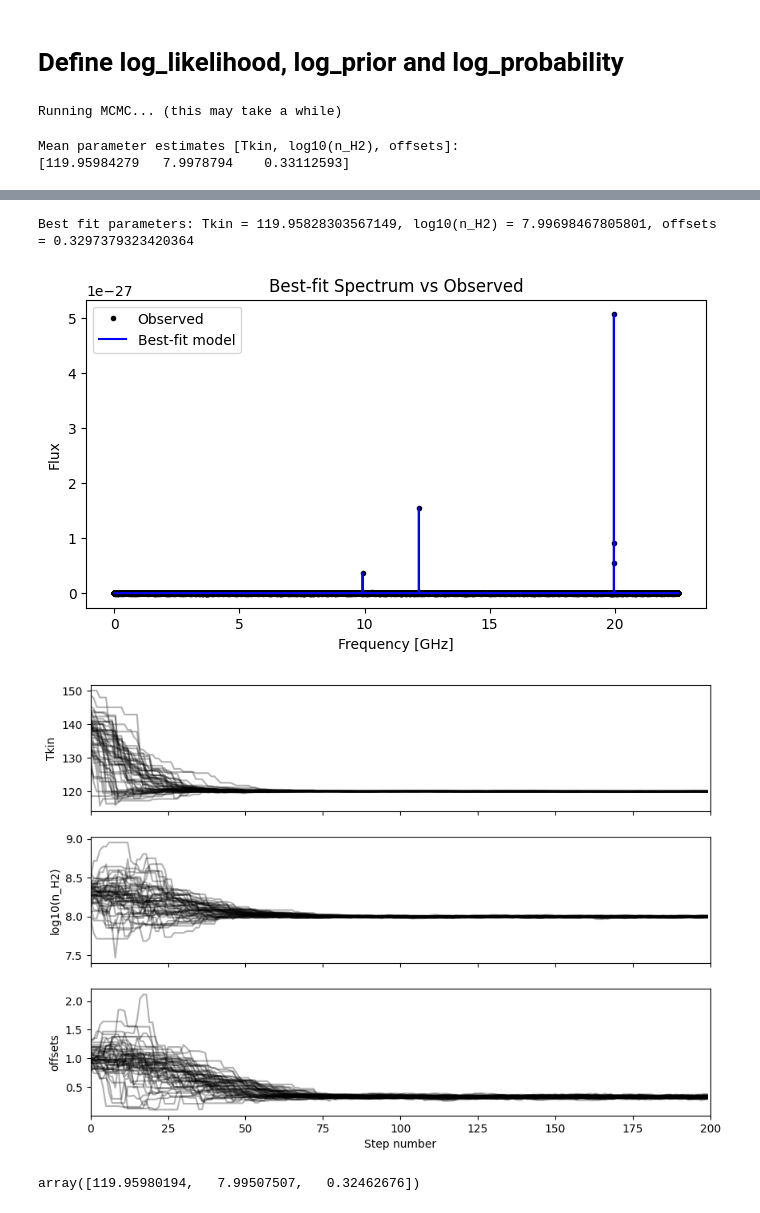
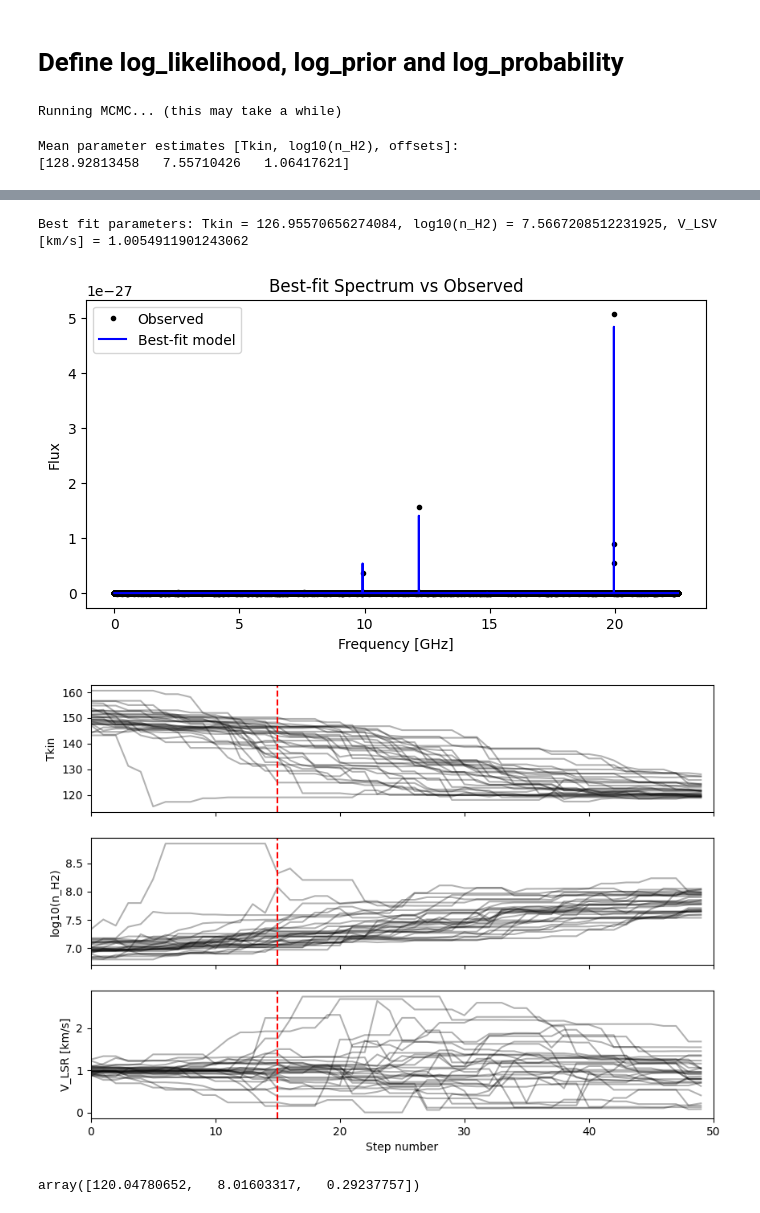
Before and after one commit to aleksej-rodano/phas0052_project, a Jupyter notebook: mcmc_and_radex.ipynb, the cells around one changed output, grey strips where cells are left out. Drawn from its saved outputs; the diff is of its cells as text; code cells hidden in the pictures.

Commit message:
changed labels, added bur-in lines on n walker

```diff
--- a/mcmc_and_radex.ipynb
+++ b/mcmc_and_radex.ipynb
@@ -40,7 +40,9 @@ line_profile_type = "Gaussian"
 N = 1e16 / constants.centi**2  # CH3OH_e column density in m^-2
 width_v = 4 * constants.kilo  # line width in m/s (1 km/s * 2)
 Tkin = 120  # kinetic temperature in K
-LTE_collider_densities_h2only = {"H2": 1e8 / constants.centi**3}  # collider density in m^-3
+
+observed_spectrum_n_collider = 1e8  # collider density in cm^-3
+LTE_collider_densities_h2only = {"H2": observed_spectrum_n_collider / constants.centi**3}  # collider density in m^-3
 T_dust = 0
 tau_dust = 0
 ext_background = helpers.generate_CMB_background(z=0)
@@ -214,13 +277,24 @@ cloud_candidate = radiative_transfer.Cloud(
 
 
 def simulate_spectrum_from_params(Tkin_candidate, log_n_H2_candidate, V_LSR, debug=False):
-    """Simulate a spectrum from multiple transitions for a given set of parameters"""
+    """Simulate a spectrum from multiple transitions for a given set of parameters
+
+    Parameters
+    ----------
+    Tkin_candidate : float
+        Kinetic temperature of the candidate cloud in K
+    log_n_H2_candidate : float
+        Logarithm of the H2 density of the candidate cloud in cm^-3
+    V_LSR : float
+        The velocity of the candidate cloud in km/s
+    debug : bool, optional
+        Print debug information, by default False"""
 
     # Convert log-density to linear density (matching your units)
     n_H2_candidate = 10 ** (log_n_H2_candidate) / constants.centi**3
     # Create a new cloud with the candidate width_v
 
-    # Add assertions to check the parameter ranges
+    # check the parameter ranges
     assert 20 < Tkin_candidate < 500, f"Tkin_candidate out of range: {Tkin_candidate}"
     assert 2 < log_n_H2_candidate < 10, f"log_n_H2_candidate out of range: {log_n_H2_candidate}"
     # assert 0 < nu < 2000, f"nu_offset out of range: {nu}"
@@ -290,7 +364,7 @@ def log_prior(theta):
     Tkin_candidate, log_n_H2_candidate, offsets_candidate = theta
     # print(f"Checking log_prior with Tkin_candidate={Tkin_candidate}, log_n_H2_candidate={log_n_H2_candidate}, offsets_candidate={offsets_candidate}")
 
-    if 20 < Tkin_candidate < 300 and 7 < log_n_H2_candidate < 9 and 0 < offsets_candidate < 3:
+    if 20 < Tkin_candidate < 300 and 5 < log_n_H2_candidate < 9 and 0 < offsets_candidate < 3:
         return 0.0
     return -np.inf
 
@@ -309,13 +383,13 @@ samples = []
 pos = []
 
 # Initial guess for the parameters [Tkin, width_v, log10(n_H2)]
-initial_tkin = 140
-initial_log_n_H2 = 8.3
+initial_tkin = 150
+initial_log_n_H2 = 7
 initial_offset = 1
 initial = np.array([initial_tkin, initial_log_n_H2, initial_offset])
 
 ndim = len(initial)
-nwalkers = 50
+nwalkers = 30
 # Define noise levels for each parameter
 noise_levels = np.array([5, 0.1, 0.1])  # Adjust these values as needed
 
@@ -323,7 +397,7 @@ noise_levels = np.array([5, 0.1, 0.1])  # Adjust these values as needed
 pos = initial + noise_levels * np.random.randn(nwalkers, ndim)
 
 print("Running MCMC... (this may take a while)")
-nsteps = 200
+nsteps = 50
 sampler = emcee.EnsembleSampler(nwalkers, ndim, log_probability, args=(x, observed_spectrum, noise_std_observed))
 with tqdm(total=nsteps, desc="MCMC Sampling", unit="step") as pbar:
     for result in sampler.sample(pos, iterations=nsteps, progress=False):  # Disable emcee's built-in progress bar
@@ -336,7 +410,7 @@ print("Mean parameter estimates [Tkin, log10(n_H2), offsets]:")
 print(np.mean(samples, axis=0))
 
 # Create a corner plot for the posterior samples
-fig_corner = corner.corner(samples, labels=["Tkin", "log10(n_H2)", "offsets"], truths=[Tkin, 8.0, initial_offset])
+fig_corner = corner.corner(samples, labels=["Tkin", "log10(n_H2)", "offsets"], truths=[Tkin, observed_spectrum_n_collider, V_LSR])
 
 # Add initial guess
 corner.overplot_lines(fig_corner, initial, color="red", linestyle="--")
@@ -348,7 +422,7 @@ Tkin_best, log_n_H2_best, nu_offset_best = np.median(samples, axis=0)
 model_best = simulate_spectrum_from_params(Tkin_best, log_n_H2_best, nu_offset_best)
 
 # print the best fit parameters
-print(f"Best fit parameters: Tkin = {Tkin_best}, log10(n_H2) = {log_n_H2_best}, offsets = {nu_offset_best}")
+print(f"Best fit parameters: Tkin = {Tkin_best}, log10(n_H2) = {log_n_H2_best}, V_LSV [km/s] = {nu_offset_best}")
 
 plt.figure(figsize=(8, 4))
 plt.plot(x / constants.giga, observed_spectrum, "k.", label="Observed")
@@ -366,6 +440,7 @@ labels = ["Tkin", "log10(n_H2)", "V_LSR [km/s]"]
 for i in range(ndim):
     ax = axes[i]
     ax.plot(samples[:, :, i], "k", alpha=0.3)
+    ax.axvline(burnin, color="r", linestyle="--,", label="Burn-in")
     ax.set_xlim(0, len(samples))
     ax.set_ylabel(labels[i])
 axes[-1].set_xlabel("Step number")
@@ -373,4 +448,4 @@ plt.show()
 # %% [output]
 Running MCMC... (this may take a while)
 Mean parameter estimates [Tkin, log10(n_H2), offsets]:
-[119.95984279   7.9978794    0.33112593]
+[128.92813458   7.55710426   1.06417621]
@@ -378,8 +453,8 @@ Mean parameter estimates [Tkin, log10(n_H2), offsets]:
-Best fit parameters: Tkin = 119.95828303567149, log10(n_H2) = 7.99698467805801, offsets = 0.3297379323420364
+Best fit parameters: Tkin = 126.95570656274084, log10(n_H2) = 7.5667208512231925, V_LSV [km/s] = 1.0054911901243062
 [figure]
-[figure, old version]
+[figure, new version]
 # %%
 samples = sampler.flatchain
 samples[np.argmax(sampler.flatlnprobability)]
 # %% [output]
-array([119.95980194,   7.99507507,   0.32462676])
+array([120.04780652,   8.01603317,   0.29237757])
```
Also changed, not shown: parts of 2 cells of this notebook.
